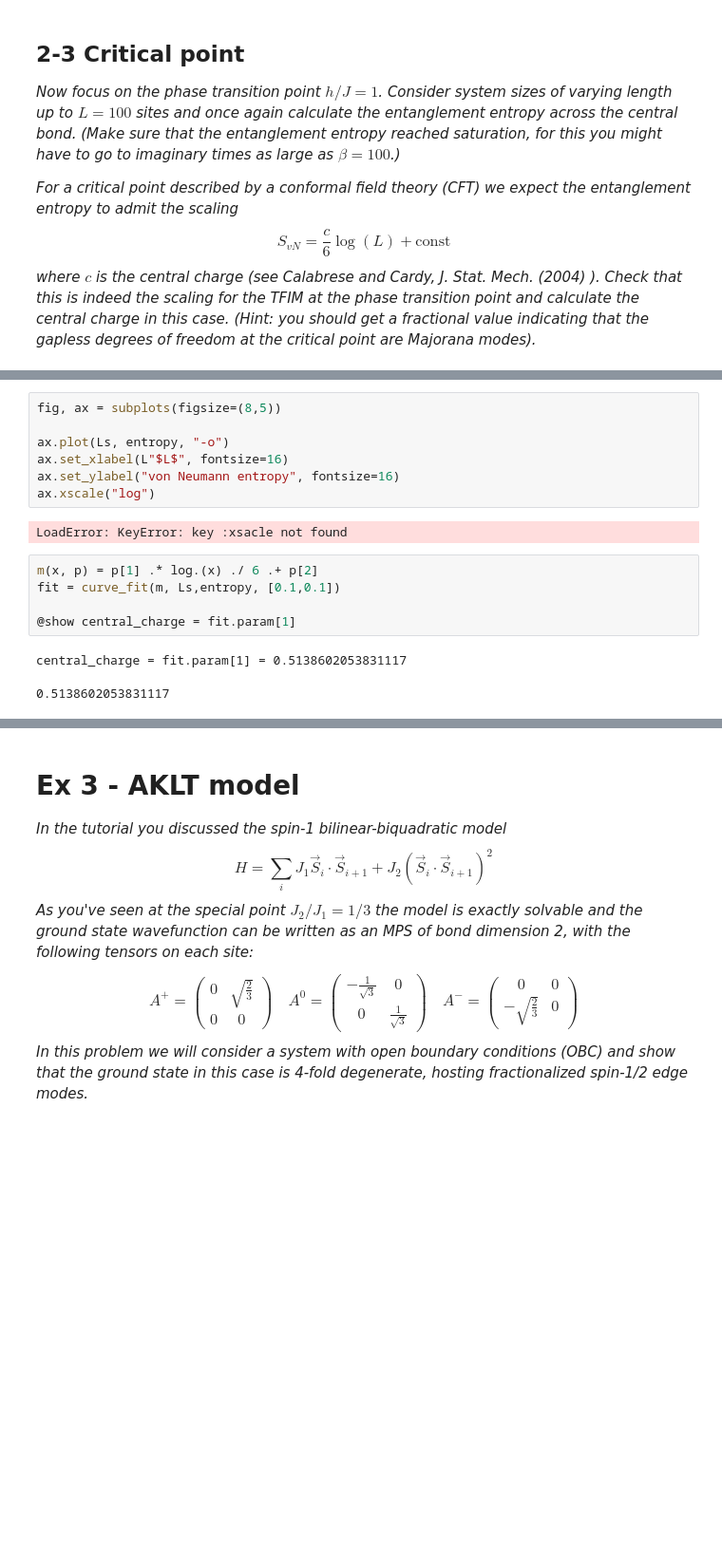
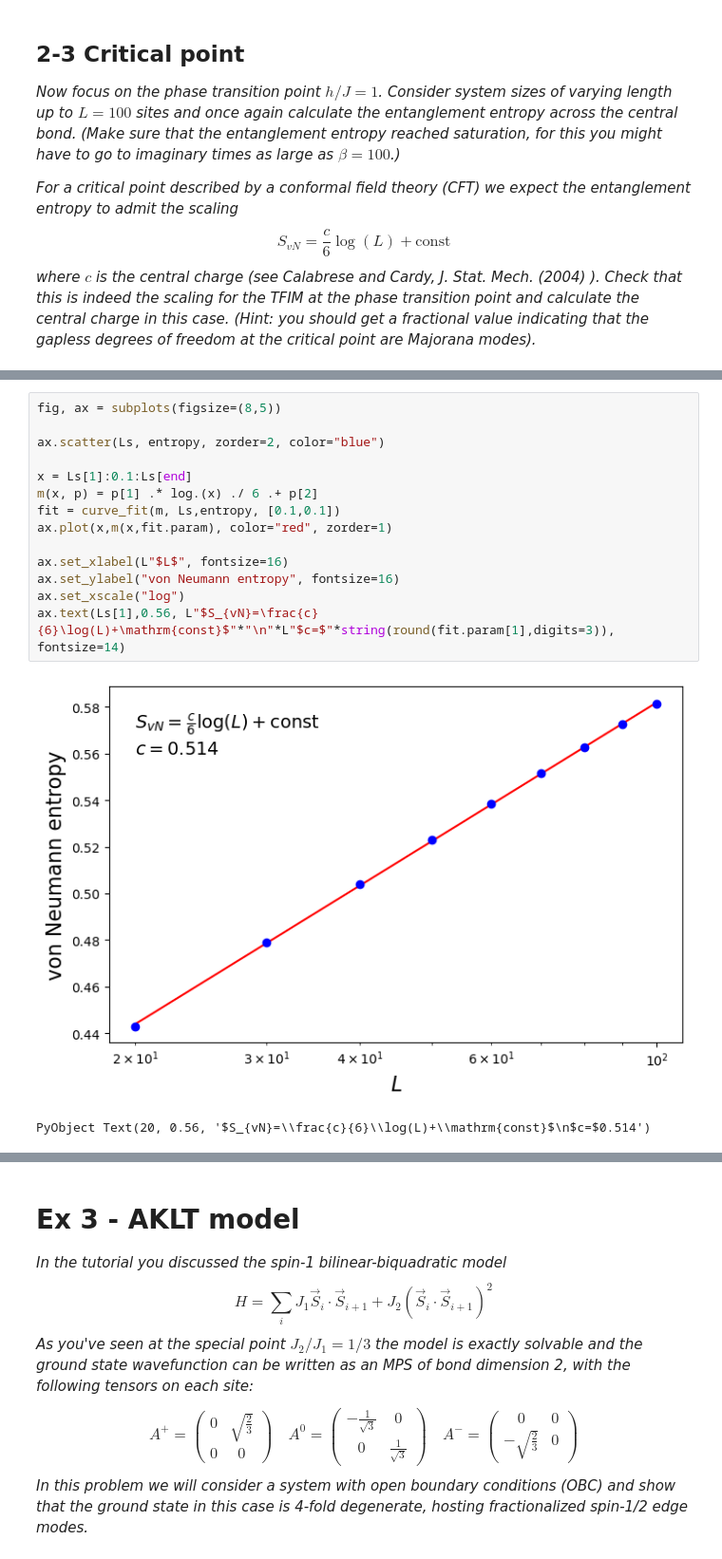
Before and after one commit to NOAMOPH/Computational-Methods-for-Many-Body-Physics, a Jupyter notebook: ProblemSets/PS02.ipynb, the cells around one changed output, grey strips where cells are left out. Shown at 95% size. Drawn from its saved outputs; the diff is of its cells as text; blank space fills up the shorter version.

```diff
--- a/ProblemSets/PS02.ipynb
+++ b/ProblemSets/PS02.ipynb
@@ -786,17 +796,17 @@ end
-# %%
-fig, ax = subplots(figsize=(8,5))
-
-ax.plot(Ls, entropy, "-o")
-ax.set_xlabel(L"$L$", fontsize=16)
-ax.set_ylabel("von Neumann entropy", fontsize=16)
-ax.xscale("log")
-# %% [output]
-LoadError: KeyError: key :xsacle not found
-# %%
-m(x, p) = p[1] .* log.(x) ./ 6 .+ p[2]
-fit = curve_fit(m, Ls,entropy, [0.1,0.1])
-
-@show central_charge = fit.param[1]
-# %% [output]
-central_charge = fit.param[1] = 0.5138602053831117
-0.5138602053831117
+# %%
+fig, ax = subplots(figsize=(8,5))
+
+ax.scatter(Ls, entropy, zorder=2, color="blue")
+
+x = Ls[1]:0.1:Ls[end]
+m(x, p) = p[1] .* log.(x) ./ 6 .+ p[2]
+fit = curve_fit(m, Ls,entropy, [0.1,0.1])
+ax.plot(x,m(x,fit.param), color="red", zorder=1)
+
+ax.set_xlabel(L"$L$", fontsize=16)
+ax.set_ylabel("von Neumann entropy", fontsize=16)
+ax.set_xscale("log")
+ax.text(Ls[1],0.56, L"$S_{vN}=\frac{c}{6}\log(L)+\mathrm{const}$"*"\n"*L"$c=$"*string(round(fit.param[1],digits=3)), fontsize=14)
+# %% [output]
+[figure, added]
+PyObject Text(20, 0.56, '$S_{vN}=\\frac{c}{6}\\log(L)+\\mathrm{const}$\n$c=$0.514')
```
Also changed, not shown: parts of 7 cells of this notebook.
